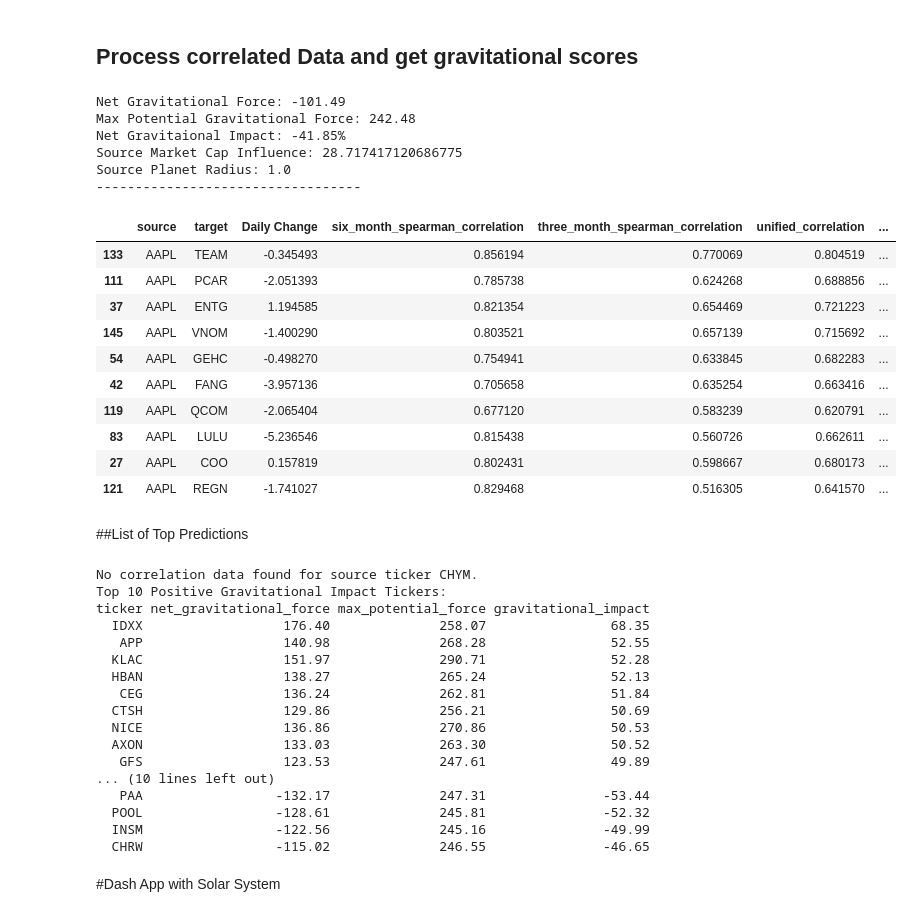
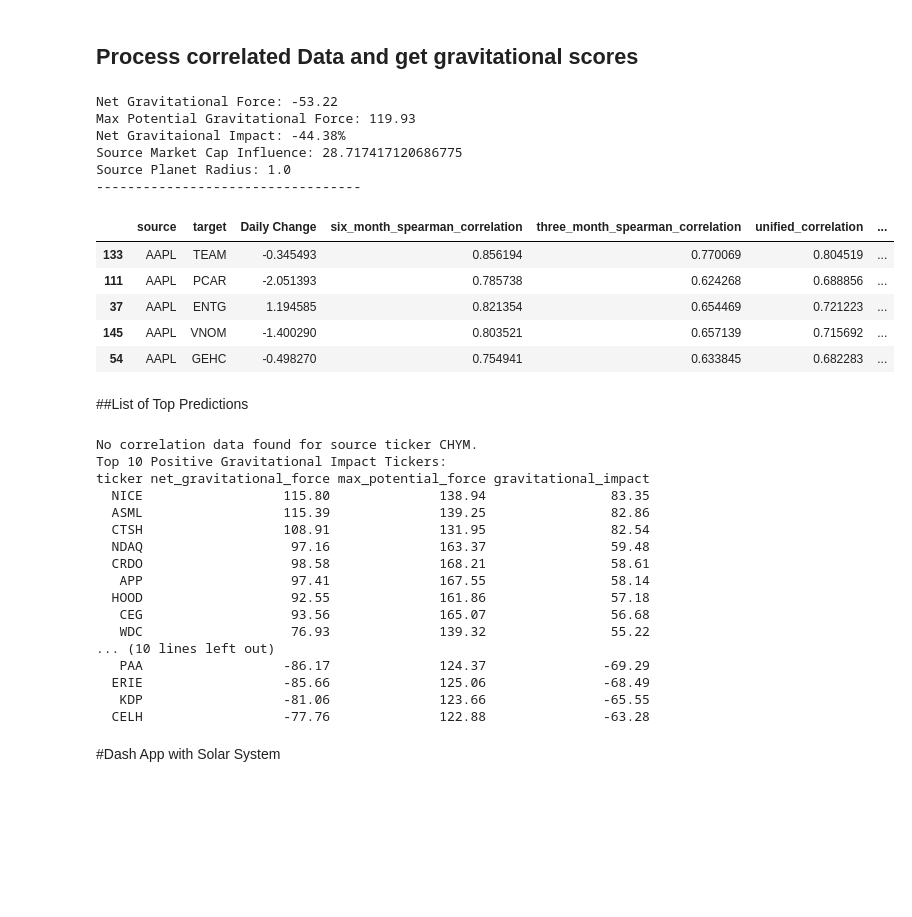
Before and after one commit to Risskr/Stock-App, a Jupyter notebook: StocksApp_DashApp.ipynb, the cells around one changed output. Cells and saved outputs as stored; diff of their text form; code cells hidden in the pictures; blank space fills up the shorter version.

```diff
--- a/StocksApp_DashApp.ipynb
+++ b/StocksApp_DashApp.ipynb
@@ -640,8 +640,8 @@ def process_and_score_stocks(
 
 
 ## ---------- MODIFIED: Run App ---------------
-min_nodes = 10
-max_nodes = 50
+min_nodes = 5
+max_nodes = 30
 threshold_percent = 0.9
 
 # User input Ticker
@@ -655,41 +655,36 @@ processed_data_df, source_data_df = process_and_score_stocks(
     source_ticker,
     min_nodes,
     max_nodes,
     threshold_percent,
     )
 
 # Extract the scalar values from the source_data_df for plotting
 net_gravitational_force = source_data_df['net_gravitational_force'].iloc[0]
 max_potential_force = source_data_df['max_potential_force'].iloc[0]
 gravitational_impact = source_data_df['gravitational_impact'].iloc[0]
 market_cap_influence = source_data_df['source_market_cap_influence'].iloc[0]
 source_planet_radius = source_data_df['source_planet_radius'].iloc[0]
 
 print(f"Net Gravitational Force: {net_gravitational_force:.2f}")
 print(f"Max Potential Gravitational Force: {max_potential_force:.2f}")
 print(f"Net Gravitaional Impact: {gravitational_impact:.2f}%")
 print(f"Source Market Cap Influence: {market_cap_influence}")
 print(f"Source Planet Radius: {source_planet_radius}")
 print('----------------------------------')
 processed_data_df
 # %% [output]
-Net Gravitational Force: -101.49
-Max Potential Gravitational Force: 242.48
-Net Gravitaional Impact: -41.85%
+Net Gravitational Force: -53.22
+Max Potential Gravitational Force: 119.93
+Net Gravitaional Impact: -44.38%
 Source Market Cap Influence: 28.717417120686775
 Source Planet Radius: 1.0
 ----------------------------------
 |  | source | target | Daily Change | six_month_spearman_correlation | three_month_spearman_correlation | unified_correlation | ... |
 | 133 | AAPL | TEAM | -0.345493 | 0.856194 | 0.770069 | 0.804519 | ... |
 | 111 | AAPL | PCAR | -2.051393 | 0.785738 | 0.624268 | 0.688856 | ... |
 | 37 | AAPL | ENTG | 1.194585 | 0.821354 | 0.654469 | 0.721223 | ... |
 | 145 | AAPL | VNOM | -1.400290 | 0.803521 | 0.657139 | 0.715692 | ... |
 | 54 | AAPL | GEHC | -0.498270 | 0.754941 | 0.633845 | 0.682283 | ... |
-| 42 | AAPL | FANG | -3.957136 | 0.705658 | 0.635254 | 0.663416 | ... |
-| 119 | AAPL | QCOM | -2.065404 | 0.677120 | 0.583239 | 0.620791 | ... |
-| 83 | AAPL | LULU | -5.236546 | 0.815438 | 0.560726 | 0.662611 | ... |
-| 27 | AAPL | COO | 0.157819 | 0.802431 | 0.598667 | 0.680173 | ... |
-| 121 | AAPL | REGN | -1.741027 | 0.829468 | 0.516305 | 0.641570 | ... |
 # %% [markdown]
 ##List of Top Predictions
 # %%
@@ -752,20 +747,20 @@ print(top_negative_impacts[['ticker', 'net_gravitational_force', 'max_potential_
 No correlation data found for source ticker CHYM.
 Top 10 Positive Gravitational Impact Tickers:
 ticker net_gravitational_force max_potential_force gravitational_impact
-  IDXX                  176.40              258.07                68.35
-   APP                  140.98              268.28                52.55
-  KLAC                  151.97              290.71                52.28
-  HBAN                  138.27              265.24                52.13
-   CEG                  136.24              262.81                51.84
-  CTSH                  129.86              256.21                50.69
-  NICE                  136.86              270.86                50.53
-  AXON                  133.03              263.30                50.52
-   GFS                  123.53              247.61                49.89
+  NICE                  115.80              138.94                83.35
+  ASML                  115.39              139.25                82.86
+  CTSH                  108.91              131.95                82.54
+  NDAQ                   97.16              163.37                59.48
+  CRDO                   98.58              168.21                58.61
+   APP                   97.41              167.55                58.14
+  HOOD                   92.55              161.86                57.18
+   CEG                   93.56              165.07                56.68
+   WDC                   76.93              139.32                55.22
 ... (10 lines left out)
-   PAA                 -132.17              247.31               -53.44
-  POOL                 -128.61              245.81               -52.32
-  INSM                 -122.56              245.16               -49.99
-  CHRW                 -115.02              246.55               -46.65
+   PAA                  -86.17              124.37               -69.29
+  ERIE                  -85.66              125.06               -68.49
+   KDP                  -81.06              123.66               -65.55
+  CELH                  -77.76              122.88               -63.28
 # %% [markdown]
 #Dash App with Solar System
 # %% [markdown]
```
Also changed, not shown: parts of 3 cells of this notebook.
